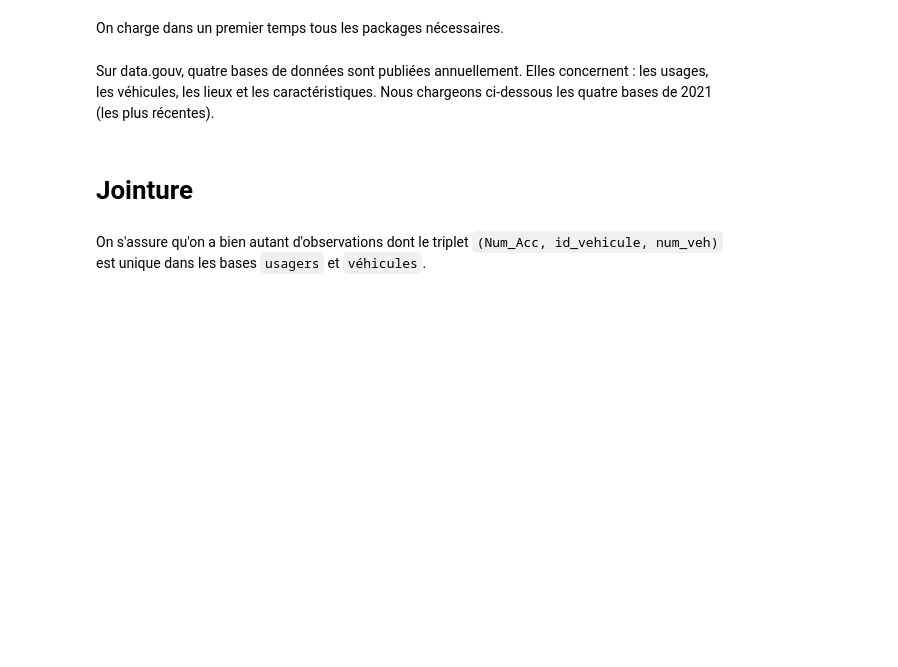
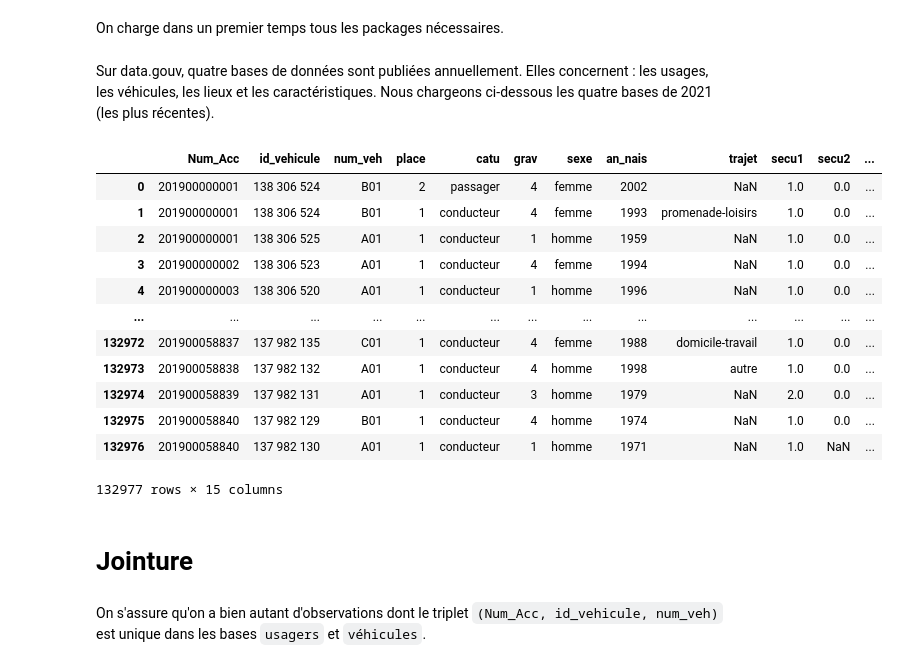
Before and after one commit to antoine-palazz/Projet_Python_ENSAE_2A, a Jupyter notebook: scripts/eda.ipynb, the cells around one changed output. Drawn from its saved outputs; the diff is of its cells as text; code cells hidden in the pictures; blank space fills up the shorter version.

```diff
--- a/scripts/eda.ipynb
+++ b/scripts/eda.ipynb
@@ -62,6 +64,22 @@ df_usagers_19 = clean_df_usagers(df_usagers_19)
 df_vehicules_19 = clean_df_vehicules(df_vehicules_19)
 df_lieux_19 = clean_df_lieux(df_lieux_19)
 df_caracs_19 = clean_df_caracs(df_caracs_19)
+# %%
+clean_df_usagers(df_usagers_19)
+# %% [output]
+|  | Num_Acc | id_vehicule | num_veh | place | catu | grav | sexe | an_nais | trajet | secu1 | secu2 | ... |
+| 0 | 201900000001 | 138 306 524 | B01 | 2 | passager | 4 | femme | 2002 | NaN | 1.0 | 0.0 | ... |
+| 1 | 201900000001 | 138 306 524 | B01 | 1 | conducteur | 4 | femme | 1993 | promenade-loisirs | 1.0 | 0.0 | ... |
+| 2 | 201900000001 | 138 306 525 | A01 | 1 | conducteur | 1 | homme | 1959 | NaN | 1.0 | 0.0 | ... |
+| 3 | 201900000002 | 138 306 523 | A01 | 1 | conducteur | 4 | femme | 1994 | NaN | 1.0 | 0.0 | ... |
+| 4 | 201900000003 | 138 306 520 | A01 | 1 | conducteur | 1 | homme | 1996 | NaN | 1.0 | 0.0 | ... |
+| ... | ... | ... | ... | ... | ... | ... | ... | ... | ... | ... | ... | ... |
+| 132972 | 201900058837 | 137 982 135 | C01 | 1 | conducteur | 4 | femme | 1988 | domicile-travail | 1.0 | 0.0 | ... |
+| 132973 | 201900058838 | 137 982 132 | A01 | 1 | conducteur | 4 | homme | 1998 | autre | 1.0 | 0.0 | ... |
+| 132974 | 201900058839 | 137 982 131 | A01 | 1 | conducteur | 3 | homme | 1979 | NaN | 2.0 | 0.0 | ... |
+| 132975 | 201900058840 | 137 982 129 | B01 | 1 | conducteur | 4 | homme | 1974 | NaN | 1.0 | 0.0 | ... |
+| 132976 | 201900058840 | 137 982 130 | A01 | 1 | conducteur | 1 | homme | 1971 | NaN | 1.0 | NaN | ... |
+132977 rows × 15 columns
 # %% [markdown]
 # Jointure
 # %% [markdown]
```
Also changed, not shown: parts of 19 cells of this notebook.
